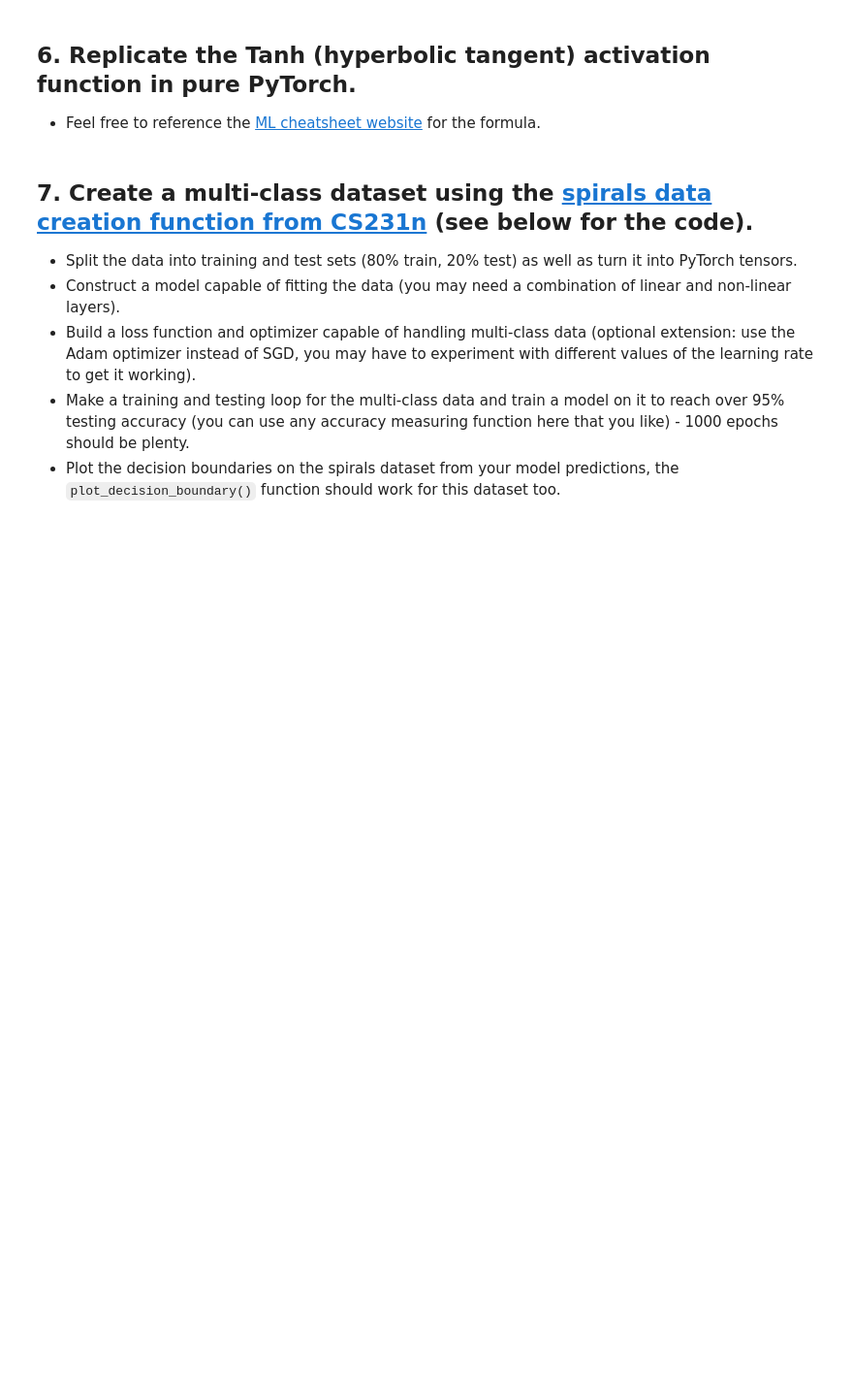
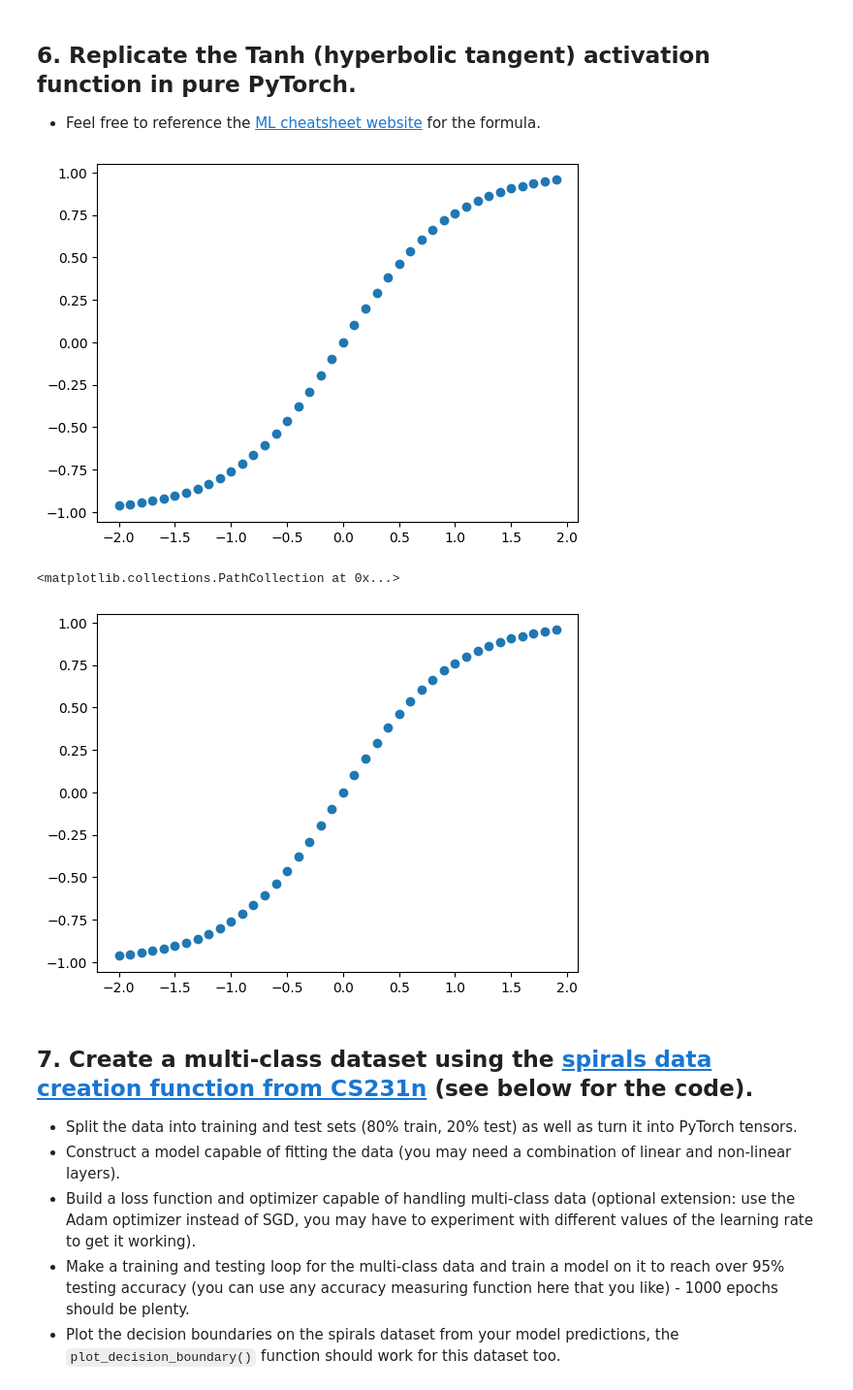
Before and after one commit to PI0nk/pytorch-deep-learning, a Jupyter notebook: extras/exercises/02_pytorch_classification_exercises.ipynb, the cells around one changed output. Shown at 97% size. Drawn from its saved outputs; the diff is of its cells as text; code cells hidden in the pictures; blank space fills up the shorter version.

```diff
--- a/extras/exercises/02_pytorch_classification_exercises.ipynb
+++ b/extras/exercises/02_pytorch_classification_exercises.ipynb
@@ -246,3 +297,4 @@ def plot_decision_boundary(model, X, y):
   * Feel free to reference the [ML cheatsheet website](https://ml-cheatsheet.readthedocs.io/en/latest/activation_functions.html#tanh) for the formula.
 # %%
 # Create a straight line tensor
+straight = torch.arange(-2, 2, 0.1)
@@ -253,3 +301,19 @@ def plot_decision_boundary(model, X, y):
+# %%
+# Test torch.tanh() on the tensor and plot it
+y = torch.tanh(straight)
+
+plt.scatter(straight.numpy(), y.numpy())
+plt.show()
+
+# Replicate torch.tanh() and plot it
+def tanh(z):
+    return ((np.exp(z) - np.exp(-z))/(np.exp(z) + np.exp(-z)))
+
+plt.scatter(straight, tanh(straight.numpy()))
+# %% [output]
+[figure, added]
+<matplotlib.collections.PathCollection at 0x...>
+[figure, added]
 # %% [markdown]
 ## 7. Create a multi-class dataset using the [spirals data creation function from CS231n](https://cs231n.github.io/neural-networks-case-study/) (see below for the code).
   * Split the data into training and test sets (80% train, 20% test) as well as turn it into PyTorch tensors.
```
Also changed, not shown: parts of 18 cells of this notebook, 2 other files.
